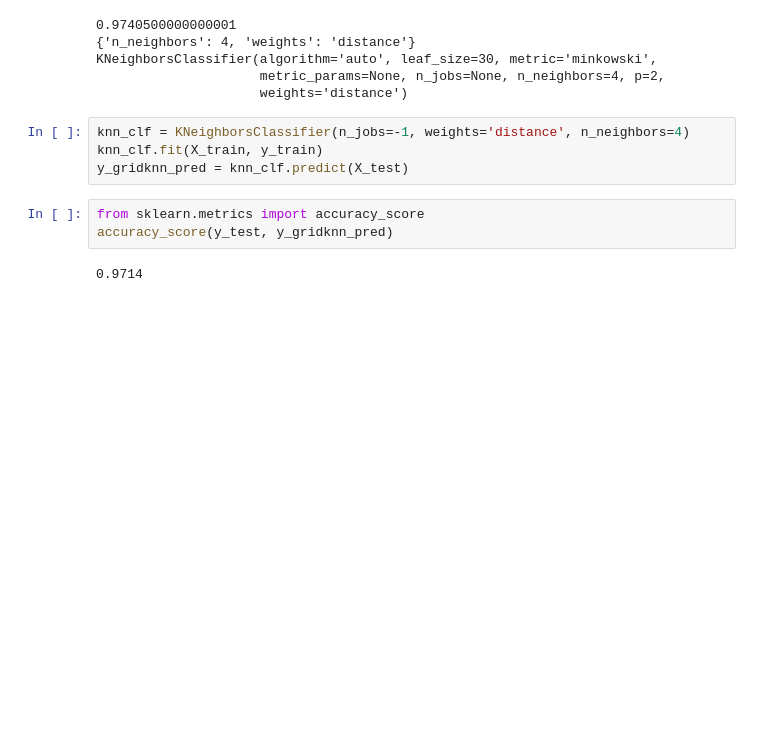
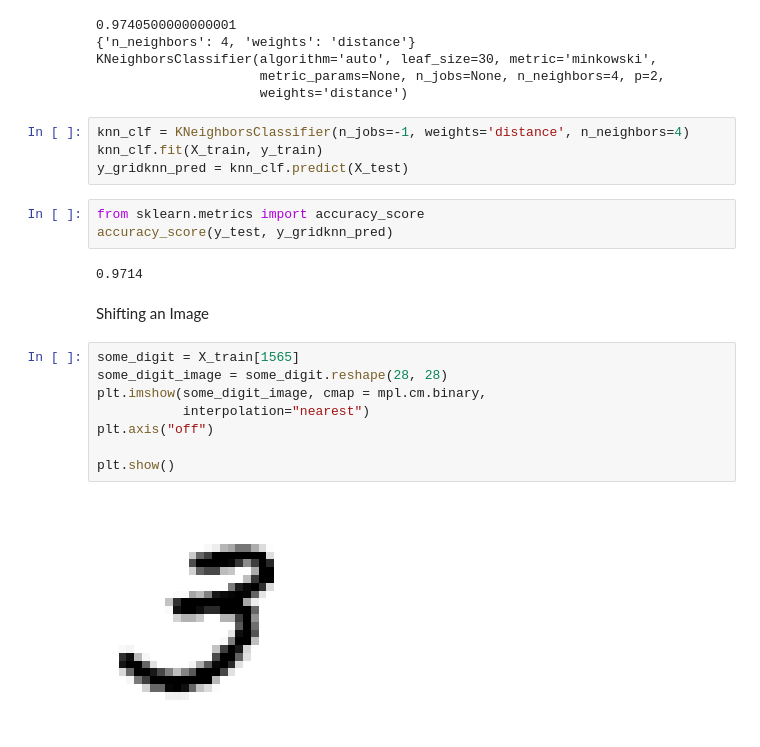
Before and after one commit to mjr390/MNIST_Classifier, a Jupyter notebook: MNIST Classification.ipynb, the cells around one changed output. Drawn from its saved outputs; the diff is of its cells as text; blank space fills up the shorter version.

```diff
--- a/MNIST Classification.ipynb
+++ b/MNIST Classification.ipynb
@@ -126,3 +126,15 @@ from sklearn.metrics import accuracy_score
 accuracy_score(y_test, y_gridknn_pred)
 # %% [output]
 0.9714
+# %% [markdown]
+Shifting an Image
+# %%
+some_digit = X_train[1565]
+some_digit_image = some_digit.reshape(28, 28)
+plt.imshow(some_digit_image, cmap = mpl.cm.binary,
+           interpolation="nearest")
+plt.axis("off")
+
+plt.show()
+# %% [output]
+[figure, added]
```
Also changed, not shown: parts of 6 cells of this notebook.
